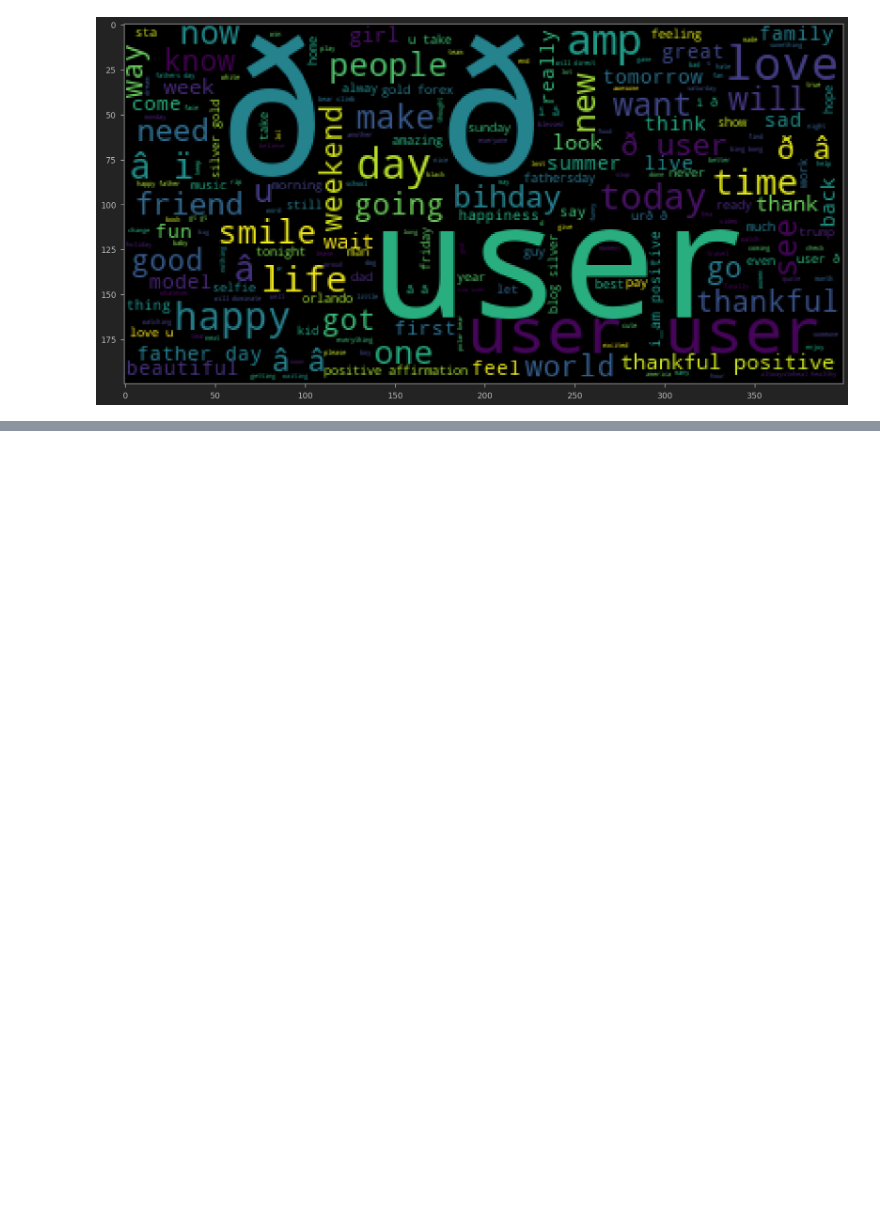
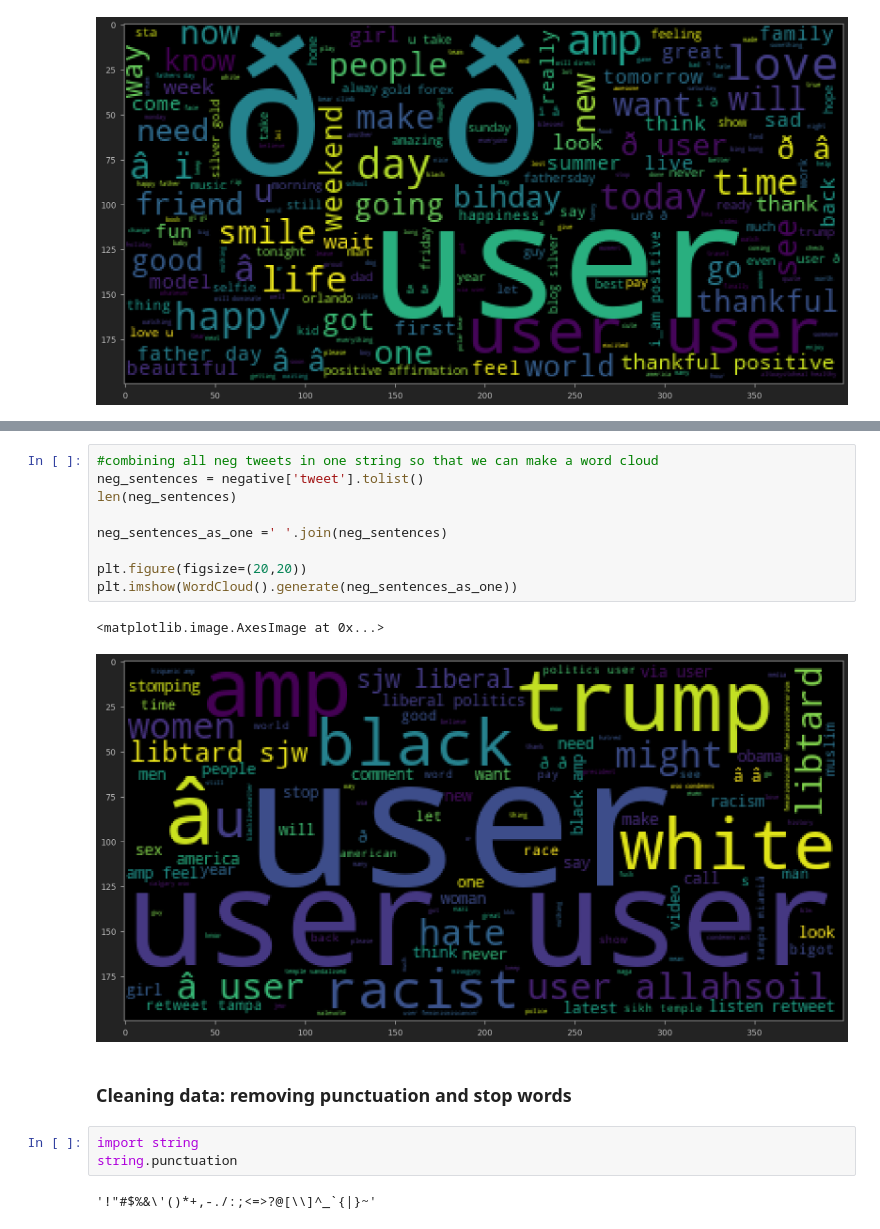
Before and after one commit to mitzu-93/twitter-sentiment, a Jupyter notebook: sentiment-analysis.ipynb, the cells around one changed output, grey strips where cells are left out. Cells and saved outputs as stored; diff of their text form; blank space fills up the shorter version.

```diff
--- a/sentiment-analysis.ipynb
+++ b/sentiment-analysis.ipynb
@@ -212,0 +227,19 @@ plt.imshow(WordCloud().generate(sentences_as_one))
+# %%
+#combining all neg tweets in one string so that we can make a word cloud
+neg_sentences = negative['tweet'].tolist()
+len(neg_sentences)
+
+neg_sentences_as_one =' '.join(neg_sentences)
+
+plt.figure(figsize=(20,20))
+plt.imshow(WordCloud().generate(neg_sentences_as_one))
+# %% [output]
+<matplotlib.image.AxesImage at 0x...>
+[figure, added]
+# %% [markdown]
+### Cleaning data: removing punctuation and stop words
+# %%
+import string
+string.punctuation
+# %% [output]
+'!"#$%&\'()*+,-./:;<=>?@[\\]^_`{|}~'
```
Also changed, not shown: parts of 5 cells of this notebook.
